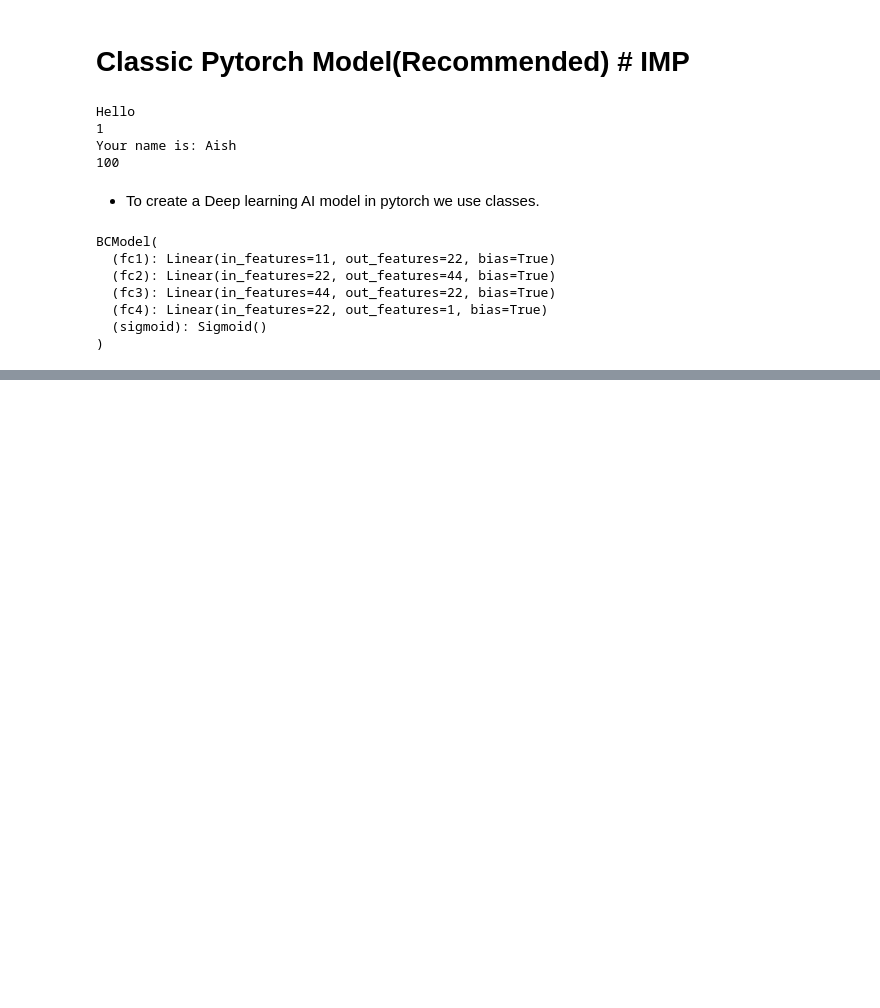
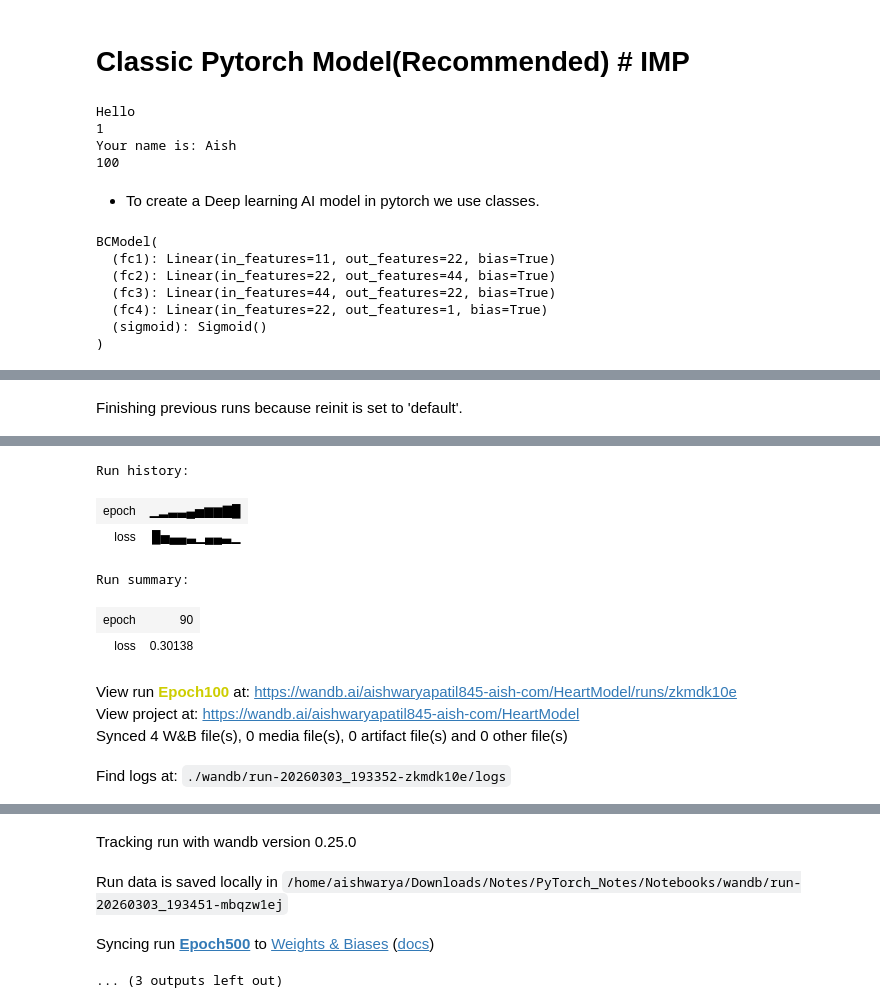
Before and after one commit to Aishwarya240/Pytorch_Notes, a Jupyter notebook: Notebooks/My_first_model.ipynb, the cells around one changed output, grey strips where cells are left out. Cells and saved outputs as stored; diff of their text form; code cells hidden in the pictures; blank space fills up the shorter version.

Commit message:
understanding wandb to monitor performance AI model

```diff
--- a/Notebooks/My_first_model.ipynb
+++ b/Notebooks/My_first_model.ipynb
@@ -292,0 +387,19 @@ Epochs:  100 | Loss:  0.5195345282554626
+# %%
+import random
+
+import wandb
+
+# Start a new wandb run to track this script.
+run = wandb.init(
+    # Set the wandb entity where your project will be logged (generally your team name).
+    entity="aishwaryapatil845-aish-com",
+    # Set the wandb project where this run will be logged.
+    project="my-awesome-project",
+    # Track hyperparameters and run metadata.
+    config={
+        "learning_rate": 0.001,
+        "architecture": "FNN",
+        "dataset": "Heart_Disease Dataset",
+        "epochs": 500,
+    },
+)
@@ -292,0 +512,43 @@ Epochs:  100 | Loss:  0.5195345282554626
+# %%
+# 500 epoch
+
+# Start a new wandb run to track this script.
+run = wandb.init(
+    # Set the wandb entity where your project will be logged (generally your team name).
+    entity="aishwaryapatil845-aish-com",
+    # Set the wandb project where this run will be logged.
+    project="HeartModel",
+    name="Epoch500",
+    # Track hyperparameters and run metadata.
+    config={
+        "learning_rate": 0.001,
+        "architecture": "FNN",
+        "dataset": "Heart_Disease Dataset",
+        "epochs": 500,
+    },
+)
+
+
+X_train_tensor = X_train_tensor.to(device=torch.device("cuda"))
+y_train_tensor = y_train_tensor.to(device=torch.device("cuda"))
+
+epoches = 500
+
+for epoch in range(epoches):
+    # put model on training mode
+    model.train()
+
+    y_target = y_train_tensor.unsqueeze(dim=1).float()
+
+    out = my_model(X_train_tensor)
+    loss = loss_function(out, y_target)
+
+    optimizer.zero_grad()
+    loss.backward()
+    optimizer.step()
+
+    if epoch % 10 == 0:
+        print("Epochs: ", epoch, "| Loss:", loss.item())
+        run.log({"loss": loss.item(), "epoch": epoch})
+# %% [output]
+Finishing previous runs because reinit is set to 'default'.
@@ -292,0 +556,10 @@ Epochs:  100 | Loss:  0.5195345282554626
+Run history:
+| epoch | ▁▂▃▃▄▅▆▆▇█ |
+| loss | █▅▄▄▃▁▄▄▃▁ |
+Run summary:
+| epoch | 90 |
+| loss | 0.30138 |
+View run Epoch100 at: https://wandb.ai/aishwaryapatil845-aish-com/HeartModel/runs/zkmdk10e
+View project at: https://wandb.ai/aishwaryapatil845-aish-com/HeartModel
+Synced 4 W&B file(s), 0 media file(s), 0 artifact file(s) and 0 other file(s)
+Find logs at: ./wandb/run-20260303_193352-zkmdk10e/logs
@@ -292,0 +567,4 @@ Epochs:  100 | Loss:  0.5195345282554626
+Tracking run with wandb version 0.25.0
+Run data is saved locally in /home/aishwarya/Downloads/Notes/PyTorch_Notes/Notebooks/wandb/run-20260303_193451-mbqzw1ej
+Syncing run Epoch500 to Weights & Biases (docs)
+... (3 outputs left out)
```
Also changed, not shown: parts of 17 cells of this notebook, 54 other files.
